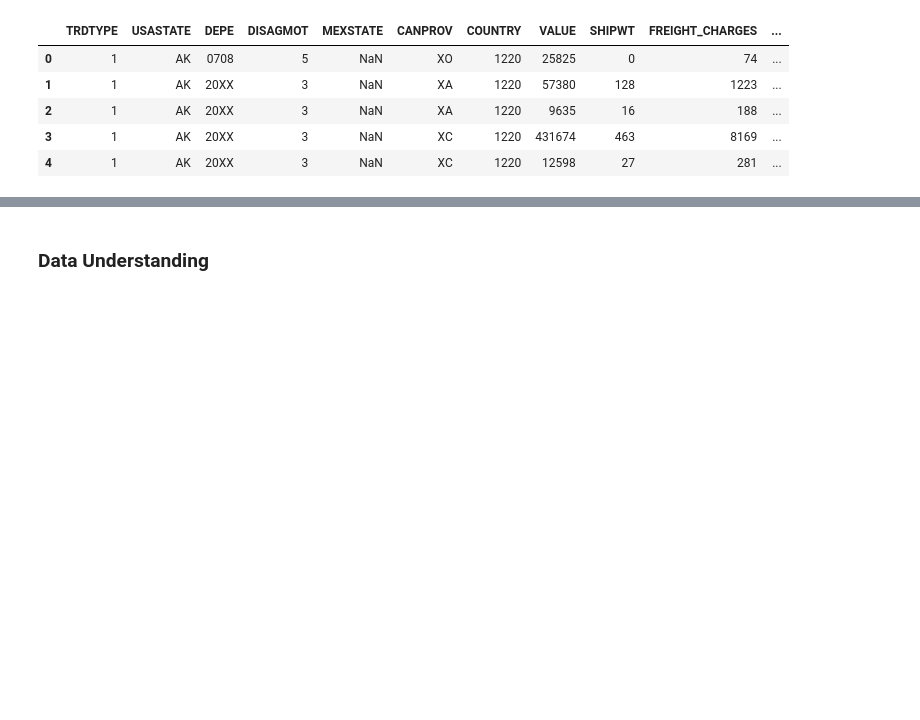
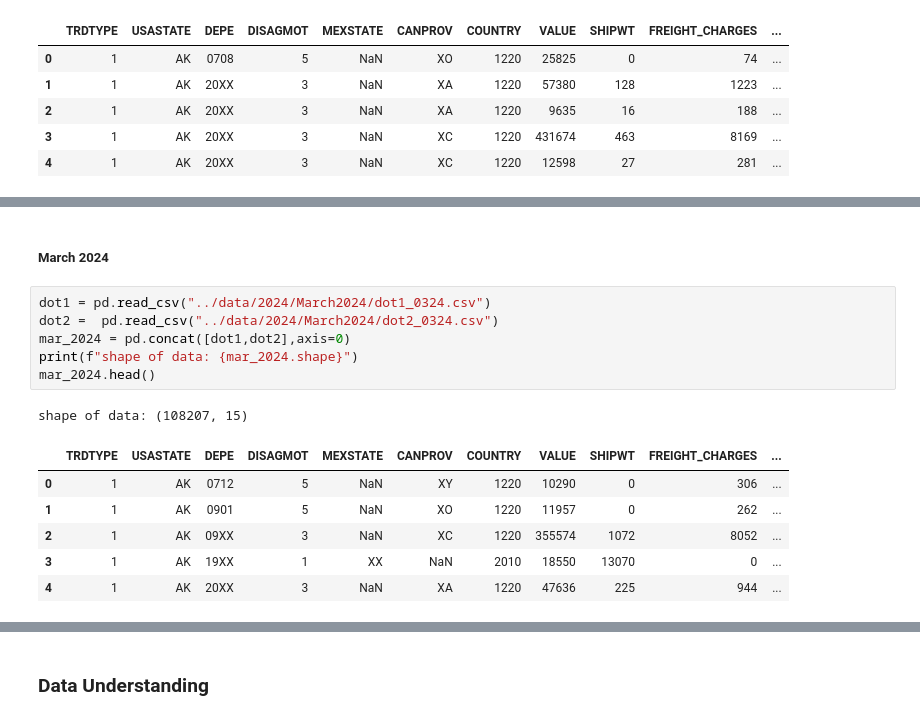
Before and after one commit to adubrightkwartengsnr/TransBorder-Freight-Data-Analysis, a Jupyter notebook: notebooks/transborder-freight-analysis.ipynb, the cells around one changed output, grey strips where cells are left out. Saved outputs shown, nothing was run; the diff lists cells and outputs as text; blank space fills up the shorter version.

```diff
--- a/notebooks/transborder-freight-analysis.ipynb
+++ b/notebooks/transborder-freight-analysis.ipynb
@@ -1010,0 +1047,16 @@ shape of data: (120152, 15)
+# %% [markdown]
+##### March 2024
+# %%
+dot1 = pd.read_csv("../data/2024/March2024/dot1_0324.csv")
+dot2 =  pd.read_csv("../data/2024/March2024/dot2_0324.csv")
+mar_2024 = pd.concat([dot1,dot2],axis=0)
+print(f"shape of data: {mar_2024.shape}")
+mar_2024.head()
+# %% [output]
+shape of data: (108207, 15)
+|  | TRDTYPE | USASTATE | DEPE | DISAGMOT | MEXSTATE | CANPROV | COUNTRY | VALUE | SHIPWT | FREIGHT_CHARGES | ... |
+| 0 | 1 | AK | 0712 | 5 | NaN | XY | 1220 | 10290 | 0 | 306 | ... |
+| 1 | 1 | AK | 0901 | 5 | NaN | XO | 1220 | 11957 | 0 | 262 | ... |
+| 2 | 1 | AK | 09XX | 3 | NaN | XC | 1220 | 355574 | 1072 | 8052 | ... |
+| 3 | 1 | AK | 19XX | 1 | XX | NaN | 2010 | 18550 | 13070 | 0 | ... |
+| 4 | 1 | AK | 20XX | 3 | NaN | XA | 1220 | 47636 | 225 | 944 | ... |
```
Also changed, not shown: parts of 17 cells of this notebook.
